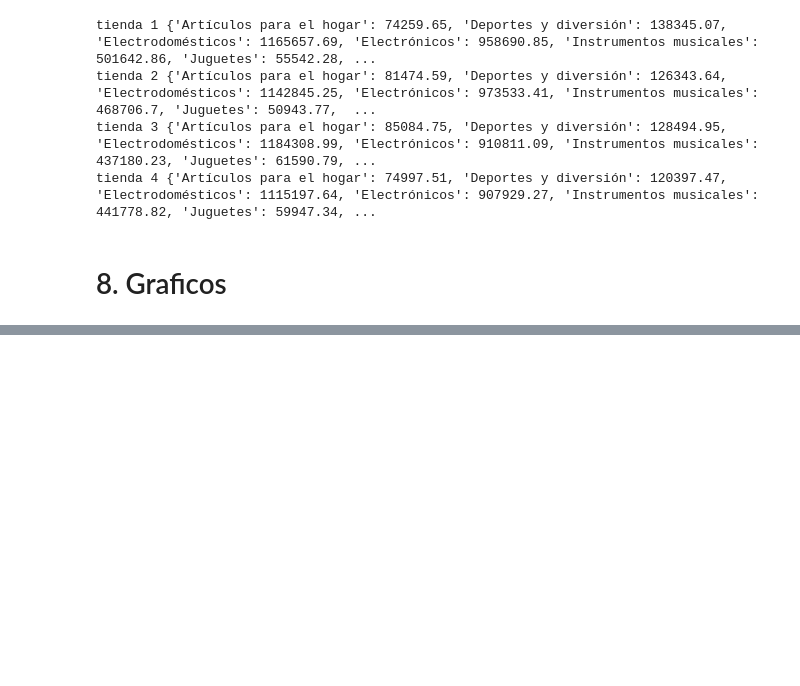
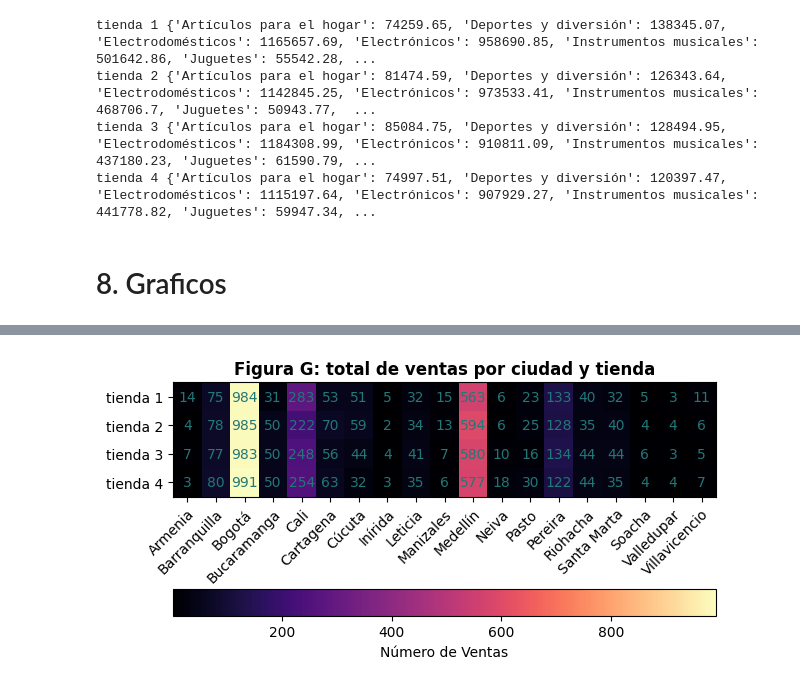
Before and after one commit to w4cha/analisis-alura, a Jupyter notebook: AluraStoreLatam.ipynb, the cells around one changed output, grey strips where cells are left out. Cells and saved outputs as stored; diff of their text form; code cells hidden in the pictures; blank space fills up the shorter version.

```diff
--- a/AluraStoreLatam.ipynb
+++ b/AluraStoreLatam.ipynb
@@ -275,0 +271,35 @@ plt.show()
+# %%
+# distribución geografica de ventas
+
+# datos
+geographic_data = {}
+for tienda_obj in resultados:
+  geographic_data[tienda_obj.nombre] = tienda_obj.distribución()["Ciudad de envio compra"]
+
+tiendas_evaluadas = [item.nombre for item in resultados]
+if tiendas_evaluadas:
+  try:
+    ciudades = list(geographic_data[tiendas_evaluadas[0]].keys())
+  except KeyError:
+    print("No se pudo generar el grafico")
+  else:
+    datos_matiz = np.array([[val for val in int_dict.values()] for int_dict in geographic_data.values()])
+    fig, ax = plt.subplots()
+    im = ax.imshow(datos_matiz, cmap="magma")
+    cbar = ax.figure.colorbar(im, ax=ax, orientation="horizontal", pad=0.21)
+    cbar.ax.set_xlabel("Número de Ventas", rotation=0, va="top")
+    # Show all ticks and label them with the respective list entries
+    ax.set_xticks(range(len(ciudades)), labels=ciudades,
+              rotation=45, ha="right", rotation_mode="anchor")
+    ax.set_yticks(range(len(tiendas_evaluadas)), labels=tiendas_evaluadas)
+
+    for i in range(len(tiendas_evaluadas)):
+        for j in range(len(ciudades)):
+            text = ax.text(j, i, datos_matiz[i, j],
+                          ha="center", va="center", color="#227777")
+
+    ax.set_title("Figura G: total de ventas por ciudad y tienda", fontweight="bold")
+    fig.tight_layout()
+    plt.show()
+# %% [output]
+[figure, added]
```
Also changed, not shown: parts of 7 cells of this notebook.
